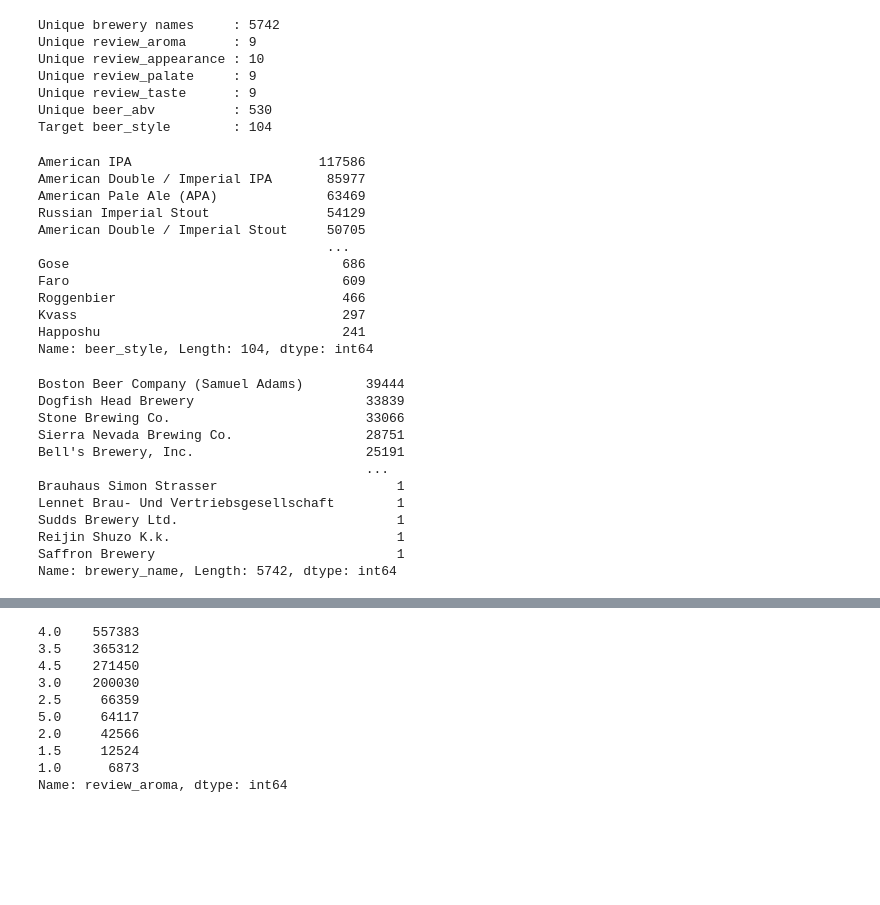
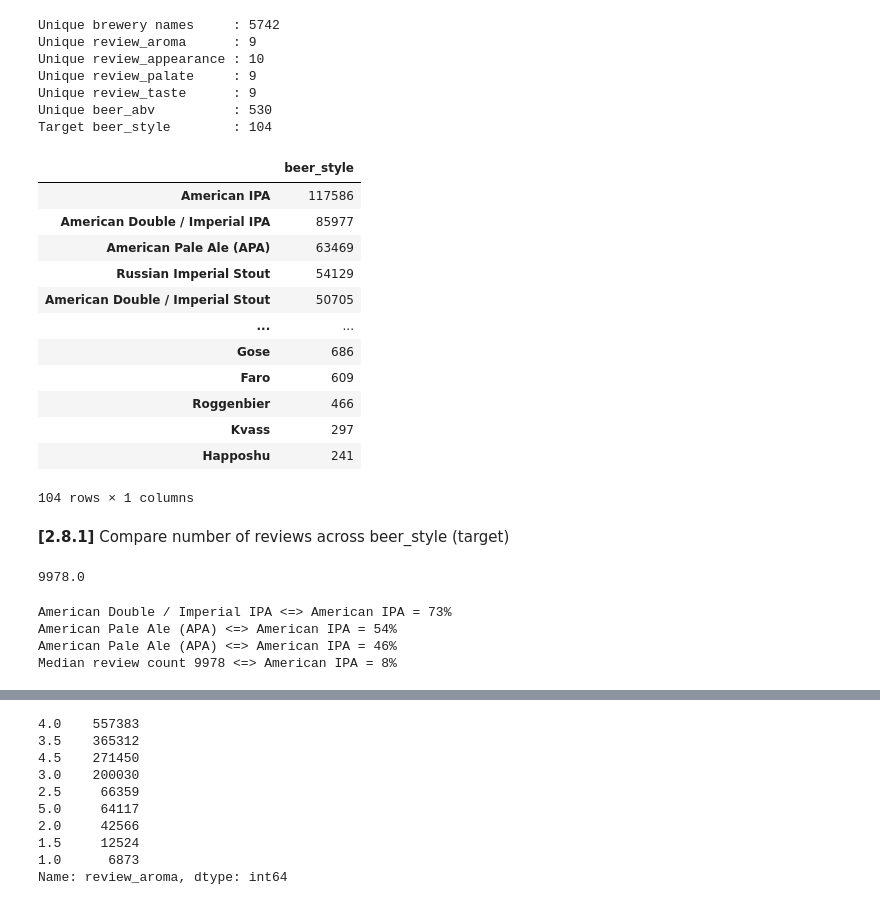
Before and after one commit to CazMayhem/adsi_at2, a Jupyter notebook: notebooks/adsi_at2_1_model.ipynb, the cells around one changed output, grey strips where cells are left out. Cells and saved outputs as stored; diff of their text form; code cells hidden in the pictures; blank space fills up the shorter version.

```diff
--- a/notebooks/adsi_at2_1_model.ipynb
+++ b/notebooks/adsi_at2_1_model.ipynb
@@ -221,33 +221,42 @@ Unique beer_abv          : 530
 Target beer_style        : 104
 # %%
 # Target counts
-df['beer_style'].value_counts()
+pd.DataFrame(df['beer_style'].value_counts())
 # %% [output]
+|  | beer_style |
+| American IPA | 117586 |
+| American Double / Imperial IPA | 85977 |
+| American Pale Ale (APA) | 63469 |
+| Russian Imperial Stout | 54129 |
+| American Double / Imperial Stout | 50705 |
+| ... | ... |
+| Gose | 686 |
+| Faro | 609 |
+| Roggenbier | 466 |
+| Kvass | 297 |
+| Happoshu | 241 |
-American IPA                        117586
-American Double / Imperial IPA       85977
-American Pale Ale (APA)              63469
-Russian Imperial Stout               54129
-American Double / Imperial Stout     50705
-                                     ...
-Gose                                   686
-Faro                                   609
-Roggenbier                             466
-Kvass                                  297
-Happoshu                               241
-Name: beer_style, Length: 104, dtype: int64
+104 rows × 1 columns
-# %%
-# Name of brewery - 5742 unique names
-df['brewery_name'].value_counts()
-# %% [output]
-Boston Beer Company (Samuel Adams)        39444
-Dogfish Head Brewery                      33839
-Stone Brewing Co.                         33066
-Sierra Nevada Brewing Co.                 28751
-Bell's Brewery, Inc.                      25191
-                                          ...
-Brauhaus Simon Strasser                       1
-Lennet Brau- Und Vertriebsgesellschaft        1
-Sudds Brewery Ltd.                            1
-Reijin Shuzo K.k.                             1
-Saffron Brewery                               1
-Name: brewery_name, Length: 5742, dtype: int64
+# %% [markdown]
+**[2.8.1]** Compare number of reviews across beer_style (target)
+# %%
+# middle of review counts for beer_style
+df['beer_style'].value_counts().median()
+# %% [output]
+9978.0
+# %%
+# 2nd highest review count
+print('American Double / Imperial IPA <=> American IPA = {:.0f}%'.format((85977/117586)*100))
+
+# 2nd highest review count
+print('American Pale Ale (APA) <=> American IPA = {:.0f}%'.format((63469/117586)*100))
+
+# 2nd highest review count
+print('American Pale Ale (APA) <=> American IPA = {:.0f}%'.format((54129/117586)*100))
+
+# median review count
+print('Median review count 9978 <=> American IPA = {:.0f}%'.format((9978.0/117586)*100))
+# %% [output]
+American Double / Imperial IPA <=> American IPA = 73%
+American Pale Ale (APA) <=> American IPA = 54%
+American Pale Ale (APA) <=> American IPA = 46%
+Median review count 9978 <=> American IPA = 8%
```
Also changed, not shown: parts of 14 cells of this notebook, 4 other files.
